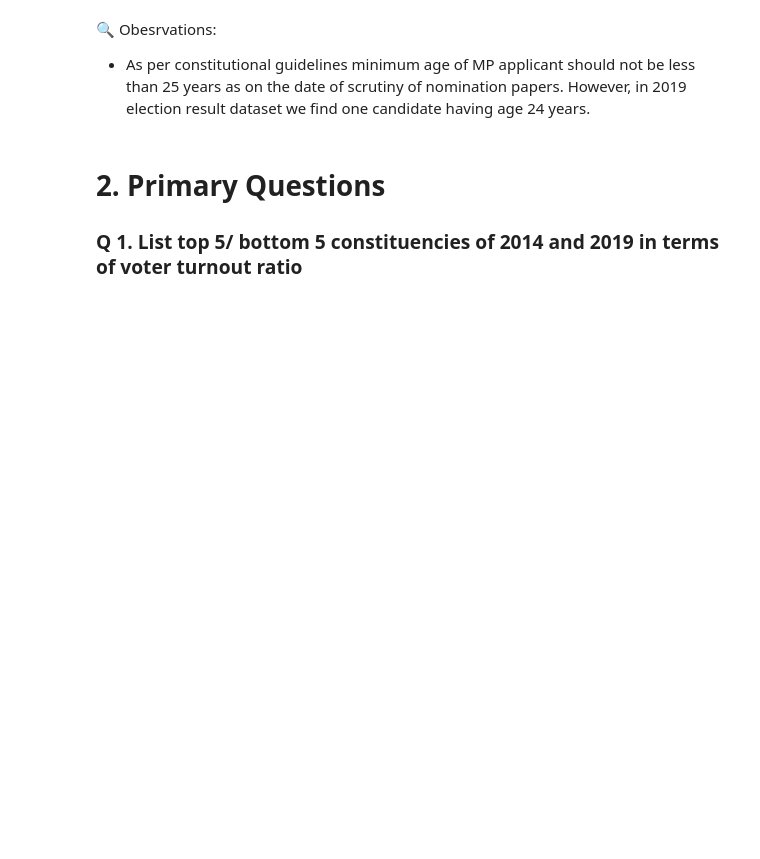
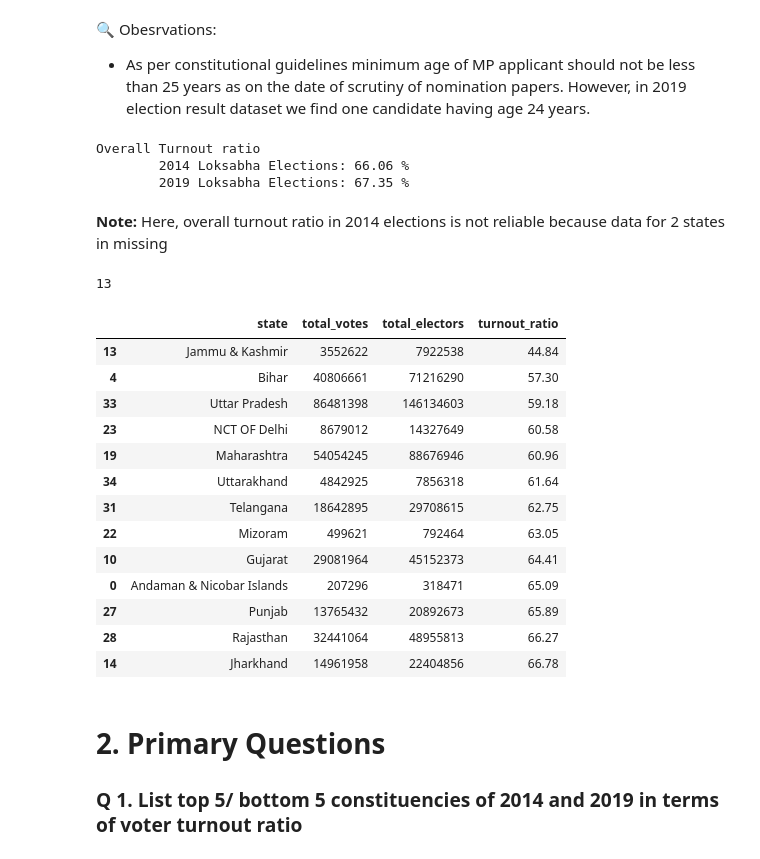
Before and after one commit to abhijeetk597/loksabha-elections-data-analysis-cbrpc11, a Jupyter notebook: election_data_analysis.ipynb, the cells around one changed output. Saved outputs shown, nothing was run; the diff lists cells and outputs as text; code cells hidden in the pictures; blank space fills up the shorter version.

Commit message:
overall_turnout_ratio calculated

```diff
--- a/election_data_analysis.ipynb
+++ b/election_data_analysis.ipynb
@@ -221,6 +221,43 @@ df_r14_grouped_states["turnout_ratio"] = round(df_r14_grouped_states.total_votes
 
 df_r19_grouped_states = df_r19_grouped.groupby(["state"]).agg({"total_votes": 'sum', "total_electors": 'sum'}).reset_index()
 df_r19_grouped_states["turnout_ratio"] = round(df_r19_grouped_states.total_votes*100/df_r19_grouped_states.total_electors, 2)
+# %%
+# Overall voter turnout_ratio
+print("Overall Turnout ratio")
+print("\t2014 Loksabha Elections:" ,\
+        round(df_r14_grouped.total_votes.sum()*100/df_r14_grouped.total_electors.sum(),2),"%")
+
+print("\t2019 Loksabha Elections:" ,\
+        round(df_r19_grouped.total_votes.sum()*100/df_r19_grouped.total_electors.sum(),2),"%")
+# %% [output]
+Overall Turnout ratio
+        2014 Loksabha Elections: 66.06 %
+        2019 Loksabha Elections: 67.35 %
+# %% [markdown]
+**Note:** Here, overall turnout ratio in 2014 elections is not reliable because data for 2 states in missing
+# %%
+# No of states/UTs which have lower turnout ratio than overall turnout ratio in 2019
+df_r19_grouped_states[df_r19_grouped_states.turnout_ratio < 67.35].shape[0]
+# %% [output]
+13
+# %%
+# list those 13 states/UTs which have lower turnout ratio than overall turnout ratio in 2019
+df_r19_grouped_states[df_r19_grouped_states.turnout_ratio < 67.35].sort_values('turnout_ratio')
+# %% [output]
+|  | state | total_votes | total_electors | turnout_ratio |
+| 13 | Jammu & Kashmir | 3552622 | 7922538 | 44.84 |
+| 4 | Bihar | 40806661 | 71216290 | 57.30 |
+| 33 | Uttar Pradesh | 86481398 | 146134603 | 59.18 |
+| 23 | NCT OF Delhi | 8679012 | 14327649 | 60.58 |
+| 19 | Maharashtra | 54054245 | 88676946 | 60.96 |
+| 34 | Uttarakhand | 4842925 | 7856318 | 61.64 |
+| 31 | Telangana | 18642895 | 29708615 | 62.75 |
+| 22 | Mizoram | 499621 | 792464 | 63.05 |
+| 10 | Gujarat | 29081964 | 45152373 | 64.41 |
+| 0 | Andaman & Nicobar Islands | 207296 | 318471 | 65.09 |
+| 27 | Punjab | 13765432 | 20892673 | 65.89 |
+| 28 | Rajasthan | 32441064 | 48955813 | 66.27 |
+| 14 | Jharkhand | 14961958 | 22404856 | 66.78 |
 # %% [markdown]
 # 2. Primary Questions
 
```
Also changed, not shown: 1 other file.
